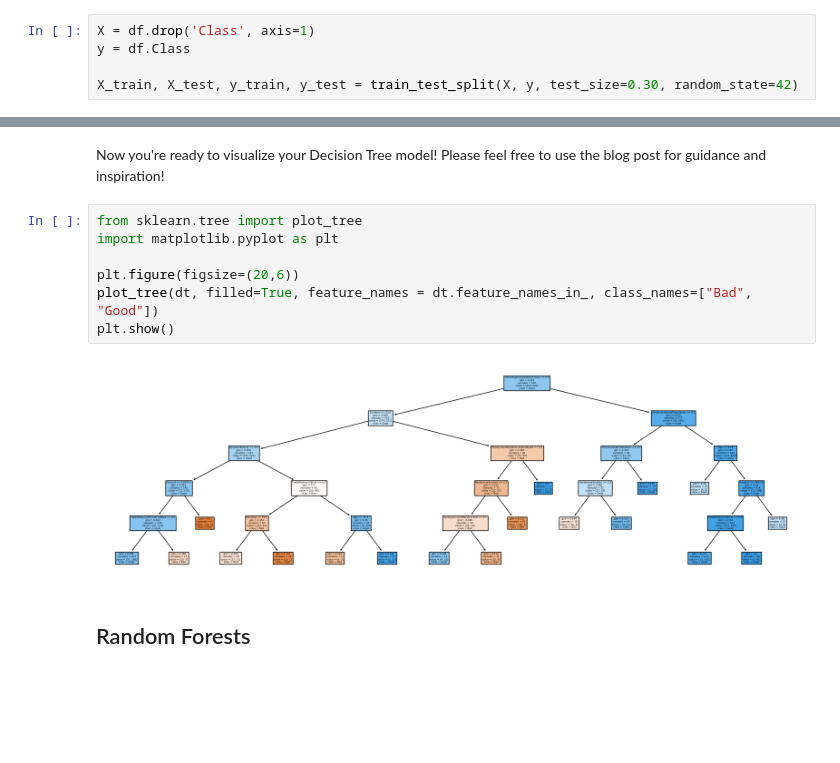
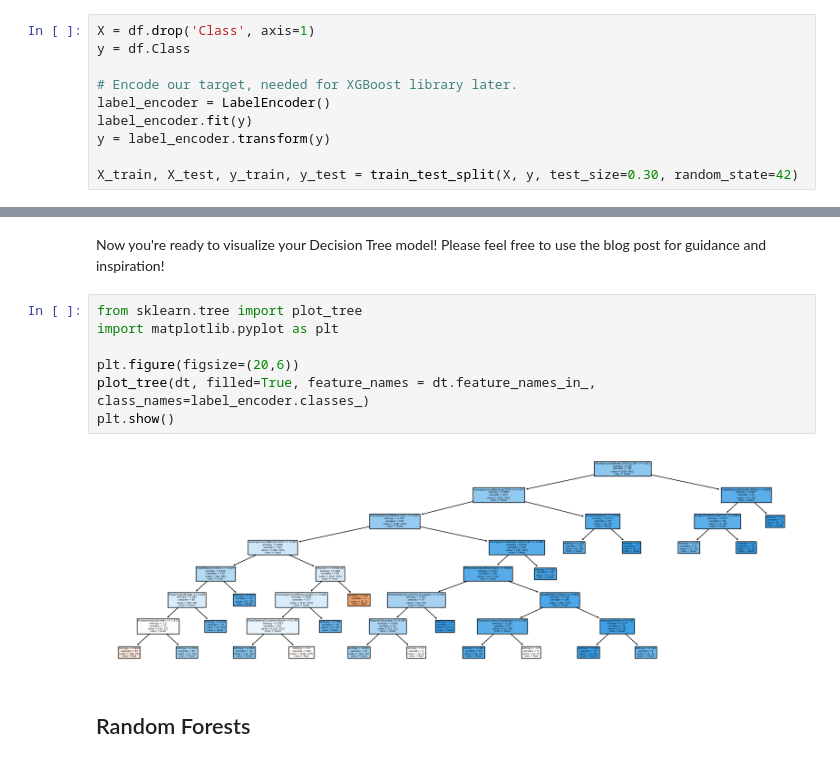
Before and after one commit to peter-welander/mec-mini-projects, a Jupyter notebook: mec-13.5.1-tree-based-algorithms-mini-project/Mini_Project_Tree-Based_Algorithms.ipynb, the cells around one changed output, grey strips where cells are left out. Drawn from its saved outputs; the diff is of its cells as text; blank space fills up the shorter version.

```diff
--- a/mec-13.5.1-tree-based-algorithms-mini-project/Mini_Project_Tree-Based_Algorithms.ipynb
+++ b/mec-13.5.1-tree-based-algorithms-mini-project/Mini_Project_Tree-Based_Algorithms.ipynb
@@ -73,6 +74,11 @@ Name: Class, dtype: int64
 X = df.drop('Class', axis=1)
 y = df.Class
 
+# Encode our target, needed for XGBoost library later.
+label_encoder = LabelEncoder()
+label_encoder.fit(y)
+y = label_encoder.transform(y)
+
 X_train, X_test, y_train, y_test = train_test_split(X, y, test_size=0.30, random_state=42)
 # %%
 gs = GridSearchCV(
@@ -115,12 +122,12 @@ Now you're ready to visualize your Decision Tree model! Please feel free to use
 # %%
 from sklearn.tree import plot_tree
 import matplotlib.pyplot as plt
 
 plt.figure(figsize=(20,6))
-plot_tree(dt, filled=True, feature_names = dt.feature_names_in_, class_names=["Bad", "Good"])
+plot_tree(dt, filled=True, feature_names = dt.feature_names_in_, class_names=label_encoder.classes_)
 plt.show()
 # %% [output]
-[figure, old version]
+[figure, new version]
 # %% [markdown]
 ## Random Forests
 # %% [markdown]
```
Also changed, not shown: parts of 16 cells of this notebook, 4 other files.
